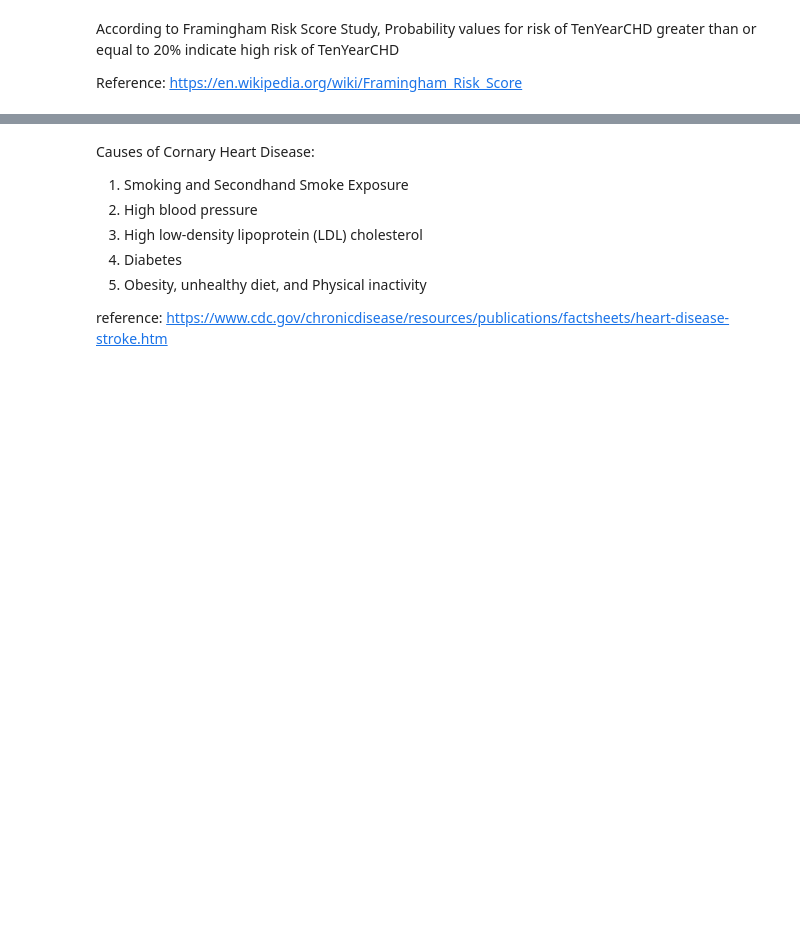
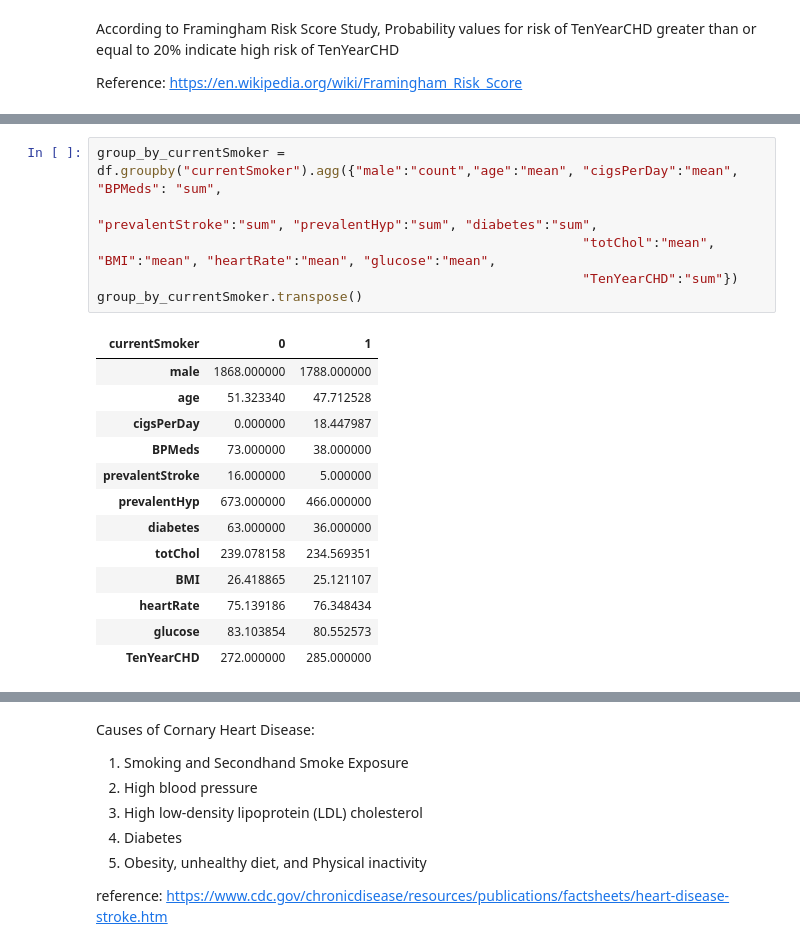
Before and after one commit to mshobanke/LogisticRegression, a Jupyter notebook: Prediction_of_Coronary_Heart_Disease_using_Logistic_Regression_Binary_Classifier.ipynb, the cells around one changed output, grey strips where cells are left out. Drawn from its saved outputs; the diff is of its cells as text; blank space fills up the shorter version.

```diff
--- a/Prediction_of_Coronary_Heart_Disease_using_Logistic_Regression_Binary_Classifier.ipynb
+++ b/Prediction_of_Coronary_Heart_Disease_using_Logistic_Regression_Binary_Classifier.ipynb
@@ -123,0 +213,20 @@ Check Distributions in Variables
+# %%
+group_by_currentSmoker = df.groupby("currentSmoker").agg({"male":"count","age":"mean", "cigsPerDay":"mean", "BPMeds": "sum",
+                                                              "prevalentStroke":"sum", "prevalentHyp":"sum", "diabetes":"sum",
+                                                              "totChol":"mean", "BMI":"mean", "heartRate":"mean", "glucose":"mean",
+                                                              "TenYearCHD":"sum"})
+group_by_currentSmoker.transpose()
+# %% [output]
+| currentSmoker | 0 | 1 |
+| male | 1868.000000 | 1788.000000 |
+| age | 51.323340 | 47.712528 |
+| cigsPerDay | 0.000000 | 18.447987 |
+| BPMeds | 73.000000 | 38.000000 |
+| prevalentStroke | 16.000000 | 5.000000 |
+| prevalentHyp | 673.000000 | 466.000000 |
+| diabetes | 63.000000 | 36.000000 |
+| totChol | 239.078158 | 234.569351 |
+| BMI | 26.418865 | 25.121107 |
+| heartRate | 75.139186 | 76.348434 |
+| glucose | 83.103854 | 80.552573 |
+| TenYearCHD | 272.000000 | 285.000000 |
```
Also changed, not shown: parts of 41 cells of this notebook, 5 other files.
